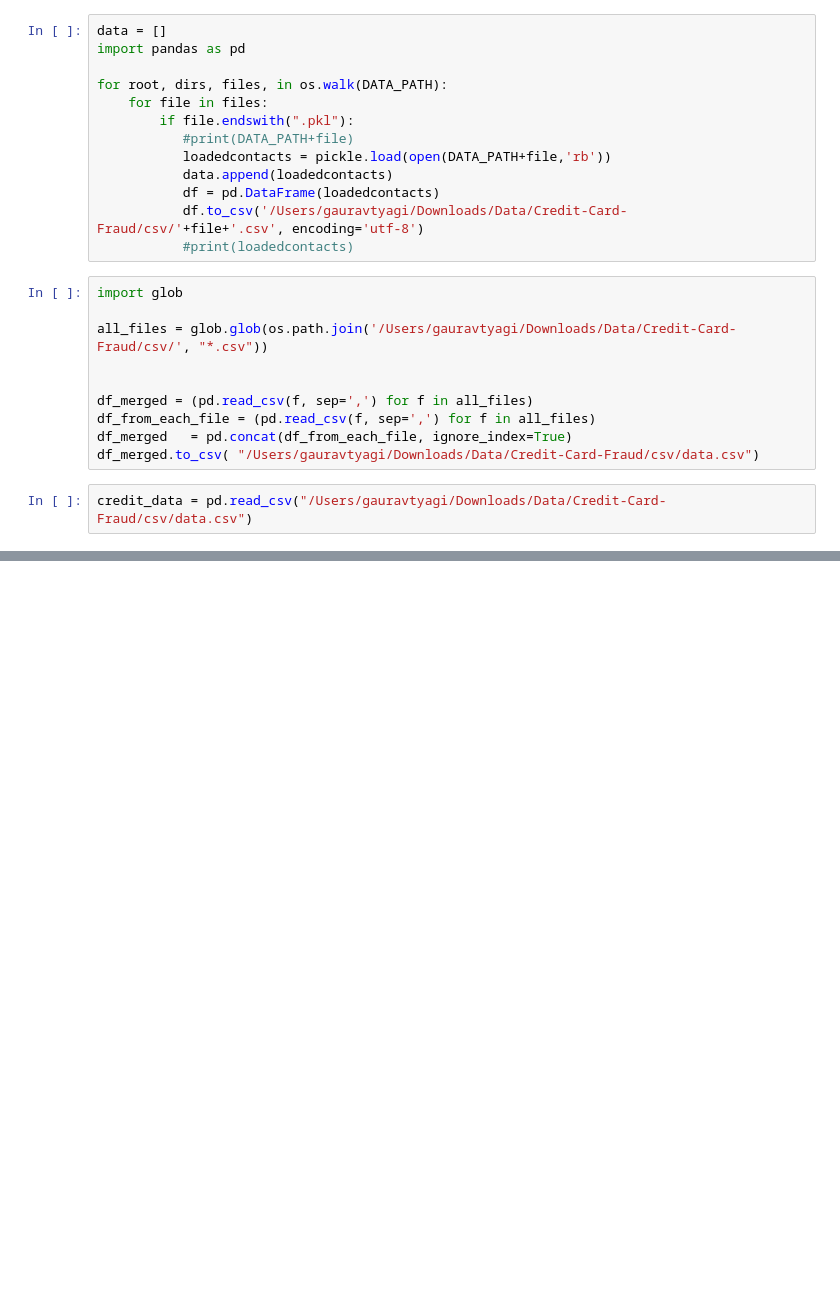
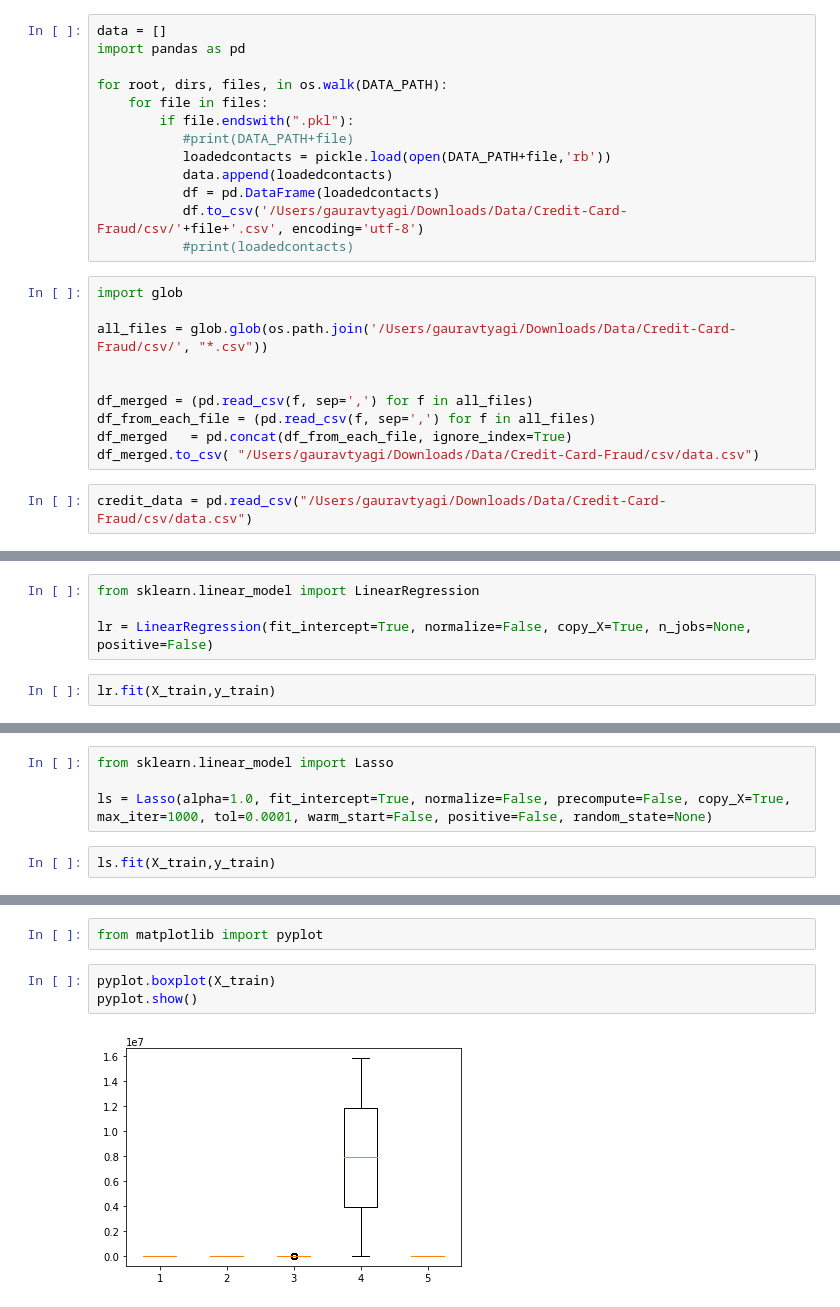
Before and after one commit to Tyagi123/Kaggle_Test, a Jupyter notebook: Credit-Card-Fraud.ipynb, the cells around one changed output, grey strips where cells are left out. Drawn from its saved outputs; the diff is of its cells as text; blank space fills up the shorter version.

```diff
--- a/Credit-Card-Fraud.ipynb
+++ b/Credit-Card-Fraud.ipynb
@@ -88,0 +93,6 @@ Name: TX_FRAUD_SCENARIO, dtype: int64
+# %%
+from sklearn.linear_model import LinearRegression
+
+lr = LinearRegression(fit_intercept=True, normalize=False, copy_X=True, n_jobs=None, positive=False)
+# %%
+lr.fit(X_train,y_train)
@@ -88,0 +117,6 @@ Name: TX_FRAUD_SCENARIO, dtype: int64
+# %%
+from sklearn.linear_model import Lasso
+
+ls = Lasso(alpha=1.0, fit_intercept=True, normalize=False, precompute=False, copy_X=True, max_iter=1000, tol=0.0001, warm_start=False, positive=False, random_state=None)
+# %%
+ls.fit(X_train,y_train)
@@ -88,0 +137,7 @@ Name: TX_FRAUD_SCENARIO, dtype: int64
+# %%
+from matplotlib import pyplot
+# %%
+pyplot.boxplot(X_train)
+pyplot.show()
+# %% [output]
+[figure, added]
```
Also changed, not shown: parts of 14 cells of this notebook.
